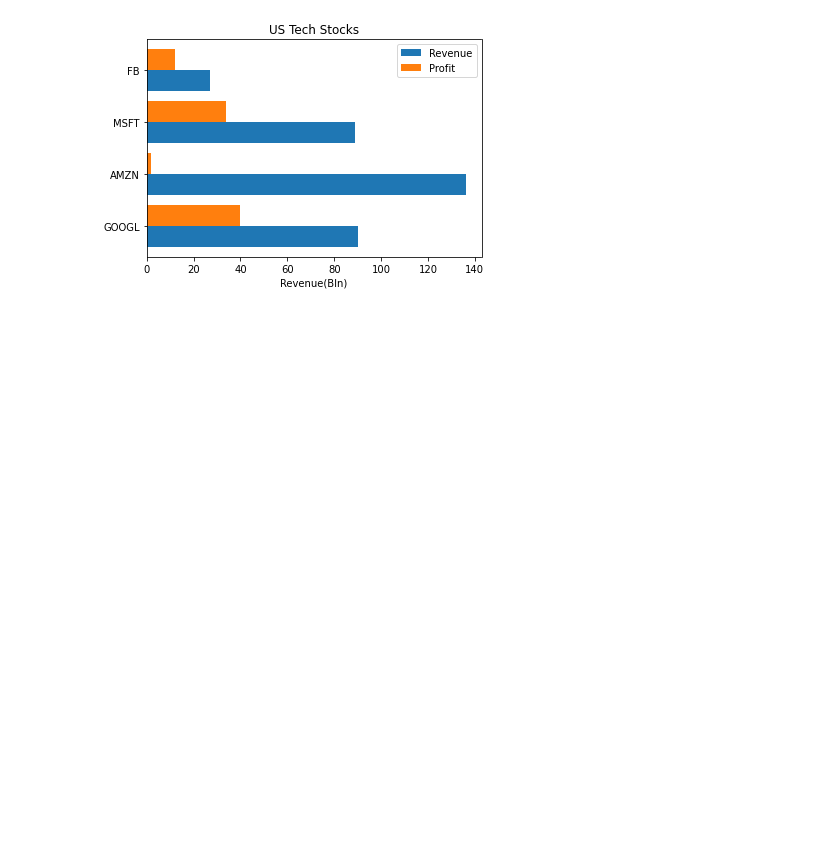
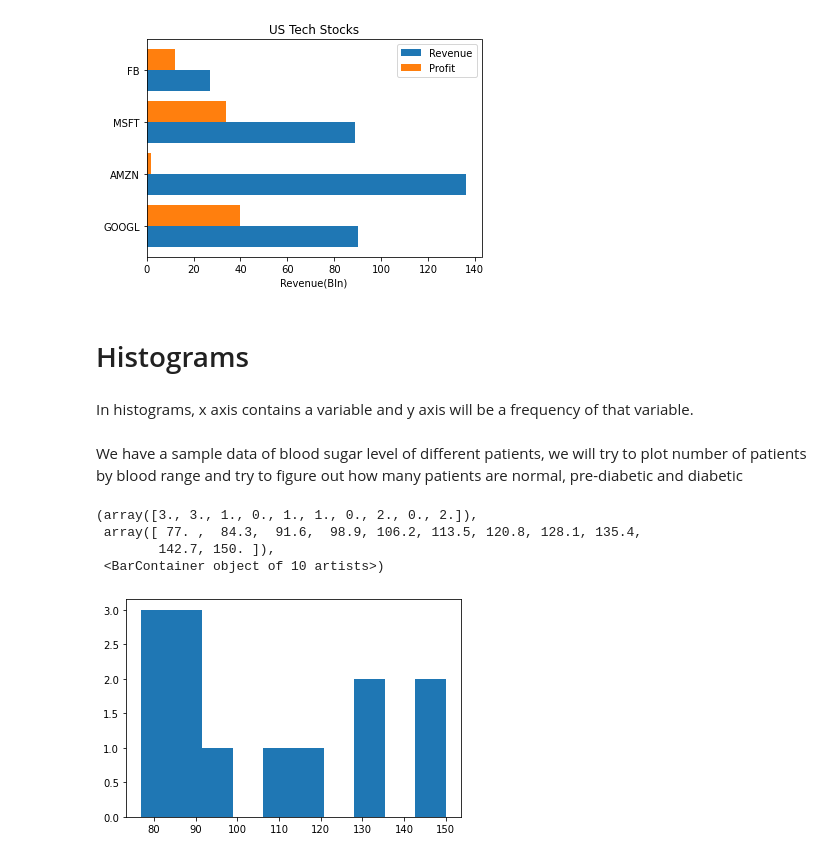
Before and after one commit to hrishi-bodkhe/Python, a Jupyter notebook: python/matplotlib.ipynb, the cells around one changed output. Saved outputs shown, nothing was run; the diff lists cells and outputs as text; code cells hidden in the pictures; blank space fills up the shorter version.

Commit message:
Updated matplotlib file and added figures

```diff
--- a/python/matplotlib.ipynb
+++ b/python/matplotlib.ipynb
@@ -153,3 +153,7 @@ plt.legend()
 # %% [output]
 <matplotlib.legend.Legend at 0x...>
 [figure]
+# %% [markdown]
+# Histograms
+# %% [markdown]
+In histograms, x axis contains a variable and y axis will be a frequency of that variable.
@@ -155,0 +163,11 @@ plt.legend()
+# %% [markdown]
+We have a sample data of blood sugar level of different patients, we will try to plot number of patients by blood range and try to figure out how many patients are normal, pre-diabetic and diabetic
+# %%
+blood_sugar = [113, 85, 90, 150, 149, 88, 93, 115, 135, 80, 77, 82, 129]
+plt.hist(blood_sugar)
+# %% [output]
+(array([3., 3., 1., 0., 1., 1., 0., 2., 0., 2.]),
+ array([ 77. ,  84.3,  91.6,  98.9, 106.2, 113.5, 120.8, 128.1, 135.4,
+        142.7, 150. ]),
+ <BarContainer object of 10 artists>)
+[figure, added]
```
Also changed, not shown: parts of 21 cells of this notebook, 5 other files.
